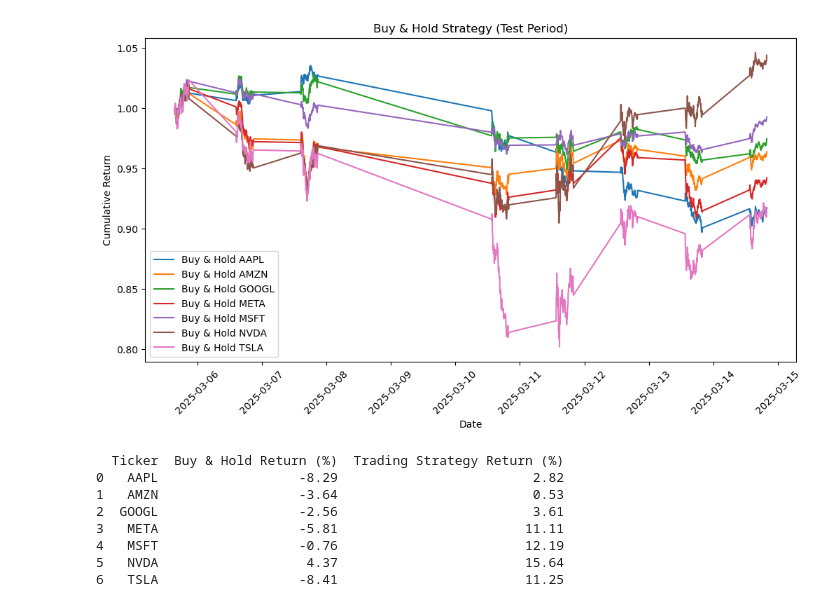
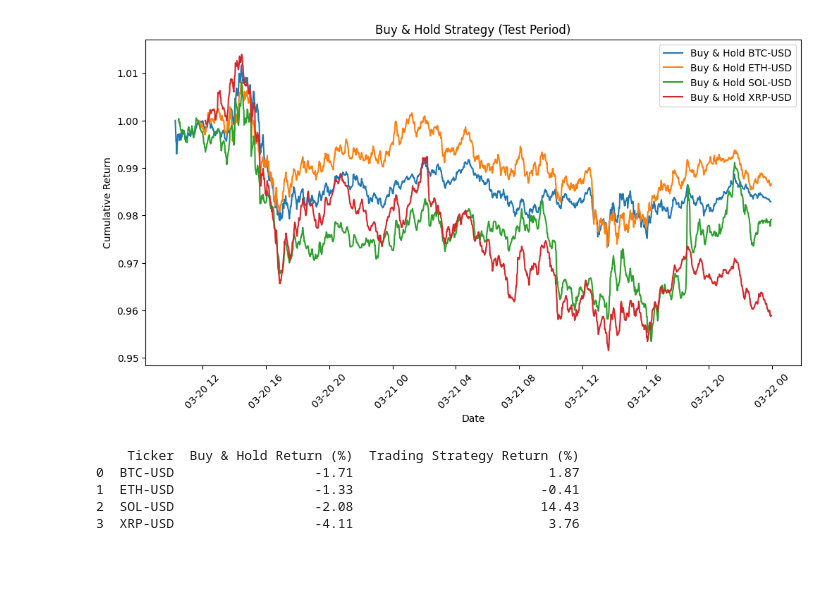
Before and after one commit to onepersonhere/4211-project, a Jupyter notebook: crypto/copy/RNN_Prediction_Technical.ipynb, the cells around one changed output. Saved outputs shown, nothing was run; the diff lists cells and outputs as text; code cells hidden in the pictures; blank space fills up the shorter version.

```diff
--- a/crypto/copy/RNN_Prediction_Technical.ipynb
+++ b/crypto/copy/RNN_Prediction_Technical.ipynb
@@ -175,19 +175,20 @@ df, feature_cols = load_and_preprocess_data(file_path)
 # Loop through each ticker and process data
 all_trades = []
 unique_tickers = df['Ticker'].unique()
+unique_tickers
 
 print(f"Processing ETH-USD...")
 model, y_test, y_pred, dates_test, close_prices_test = train_and_evaluate_model(df, feature_cols, 'ETH-USD')
 
 # Log trades and update cumulative returns
-#trades = log_trades(dates_test, y_test.flatten(), y_pred.flatten(), close_prices_test, 'GOOGL')
-#all_trades.append(trades)
+trades = log_trades(dates_test, y_test.flatten(), y_pred.flatten(), close_prices_test, 'ETH-USD')
+all_trades.append(trades)
 
 # Combine all trades into a single DataFrame
-#all_trades_df = pd.concat(all_trades, ignore_index=True)
+all_trades_df = pd.concat(all_trades, ignore_index=True)
 
 # Plot cumulative returns for all stocks
-#plot_cumulative_returns(all_trades_df)
+plot_cumulative_returns(all_trades_df)
 
 #Best Parameters AAPL: {'batch_size': 32, 'model__dropout_rate': 0.3, 'model__learning_rate': 0.0001, 'model__units_1': 128, 'model__units_2': 32}
 #Best Parameters NVDA: {'batch_size': 32, 'model__dropout_rate': 0.3, 'model__learning_rate': 0.0001, 'model__units_1': 64, 'model__units_2': 64}
@@ -207,6 +224,7 @@ tf.config.experimental.enable_op_determinism()
 # Load and preprocess the data
 def load_and_preprocess_data(file_path):
     df = pd.read_csv(file_path)
+    df['Datetime'] = df['Date']
     df['Datetime'] = pd.to_datetime(df['Datetime'])
     df.sort_values(['Ticker', 'Datetime'], inplace=True)
 
@@ -261,8 +279,8 @@ def improved_lstm_model(input_shape):
     ])
 
     model.compile(optimizer=tf.keras.optimizers.Adam(learning_rate=0.0005),
-                  loss='mse',
-                  metrics=['mae'])
+                    loss='mse',
+                    metrics=['mae'])
     return model
 
 
@@ -319,7 +337,7 @@ def plot_cumulative_returns(all_trades_df):
 
 
 # Load dataset
-file_path = "./data_with_indicators/stock_prices_2m_with_indicators.csv"
+file_path = "./data_with_indicators/crypto_prices_1m_with_indicators.csv"
 df, feature_cols = load_and_preprocess_data(file_path)
 
 # Loop through each ticker and process data
@@ -463,38 +418,38 @@ Epoch 8/50
 # %%
 # Reload the dataset
-file_path = "./data_with_indicators/stock_prices_5m_with_indicators.csv"
+file_path = "./data_with_indicators/crypto_prices_1m_with_indicators.csv"
 df, feature_cols = load_and_preprocess_data(file_path)
 
 # Function to plot Buy & Hold strategy for the test period (last 20% of the dataset)
 def plot_buy_and_hold_test_period(df):
     plt.figure(figsize=(12, 6))
 
     for ticker in df['Ticker'].unique():
         df_ticker = df[df['Ticker'] == ticker].sort_values('Datetime')
 
         # Split data (80% train, 20% test)
         split_index = int(len(df_ticker) * 0.8)
         df_test = df_ticker.iloc[split_index:]  # Select last 20%
 
         if df_test.empty:
             continue  # Skip if no test data
 
         initial_price = df_test['Close'].iloc[0]
         buy_and_hold_returns = df_test['Close'] / initial_price  # Normalize returns
 
         plt.plot(df_test['Datetime'], buy_and_hold_returns, label=f'Buy & Hold {ticker}')
 
     plt.xlabel('Date')
     plt.ylabel('Cumulative Return')
     plt.title('Buy & Hold Strategy (Test Period)')
     plt.legend()
     plt.xticks(rotation=45)
     plt.show()
 
 # Plot the Buy & Hold strategy for the test period
 plot_buy_and_hold_test_period(df)
 # %% [output]
-[figure, old version]
+[figure, new version]
 # %%
 # Function to calculate returns for both strategies during the test period
 def calculate_strategy_returns(df, all_trades_df):
@@ -534,11 +489,8 @@ if 'all_trades_df' in globals():
 else:
     print("Trading strategy results are missing. Please re-run the trading model first.")
 # %% [output]
-  Ticker  Buy & Hold Return (%)  Trading Strategy Return (%)
-0   AAPL                  -8.29                         2.82
-1   AMZN                  -3.64                         0.53
-2  GOOGL                  -2.56                         3.61
-3   META                  -5.81                        11.11
-4   MSFT                  -0.76                        12.19
-5   NVDA                   4.37                        15.64
-6   TSLA                  -8.41                        11.25
+    Ticker  Buy & Hold Return (%)  Trading Strategy Return (%)
+0  BTC-USD                  -1.71                         1.87
+1  ETH-USD                  -1.33                        -0.41
+2  SOL-USD                  -2.08                        14.43
+3  XRP-USD                  -4.11                         3.76
```
Also changed, not shown: parts of 5 cells of this notebook.
